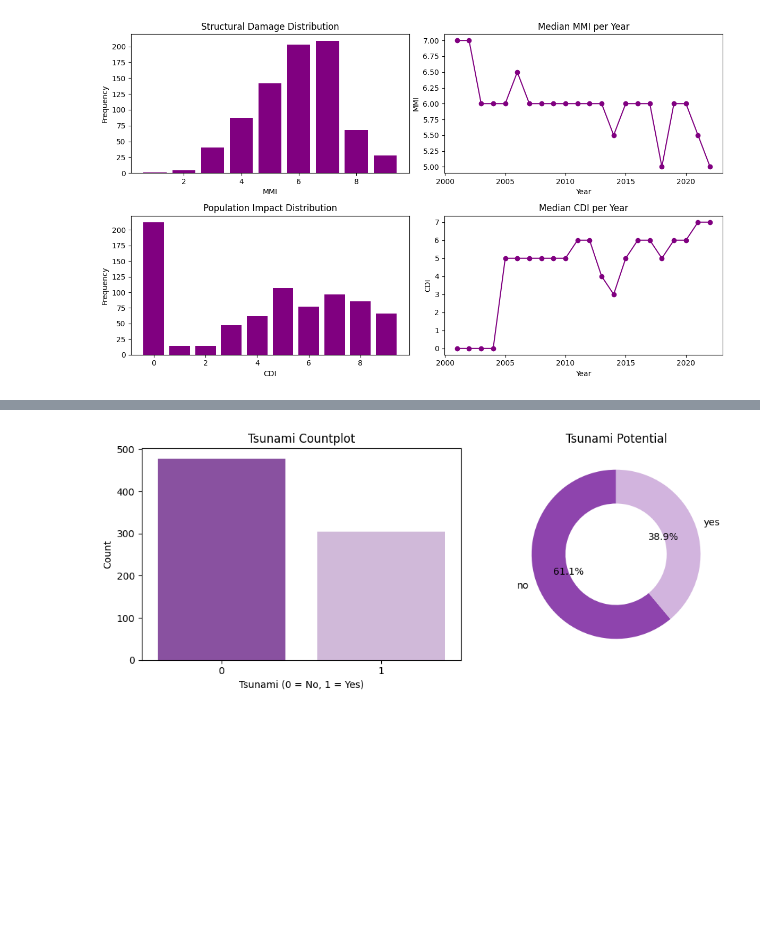
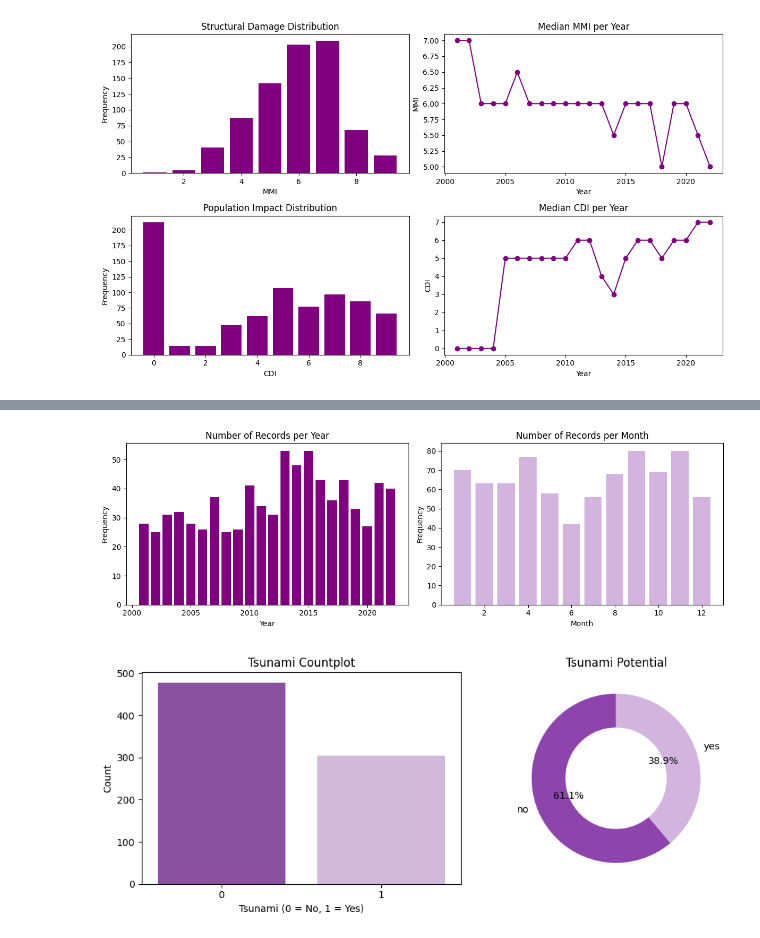
Before and after one commit to its-very-berry-dark/mini-data-science-labs, a Jupyter notebook: 00_EDA_on_datasets/A_earthquake_tsunami_risk_assessment/project_draft.ipynb, the cells around one changed output, grey strips where cells are left out. Saved outputs shown, nothing was run; the diff lists cells and outputs as text; code cells hidden in the pictures; blank space fills up the shorter version.

```diff
--- a/00_EDA_on_datasets/A_earthquake_tsunami_risk_assessment/project_draft.ipynb
+++ b/00_EDA_on_datasets/A_earthquake_tsunami_risk_assessment/project_draft.ipynb
@@ -282,3 +296,14 @@ plt.show()
+# %%
+fig, axes = plt.subplots(1, 2, figsize=(12,4))
+
+### YEAR AND MONTH COLUMN ###
+plot_bar(axes[0], 'Year', 'Number of Records per Year', 'Year')
+plot_bar(axes[1], 'Month', 'Number of Records per Month', 'Month', color='#D2B4DE')
+
+plt.tight_layout()
+plt.show()
+# %% [output]
+[figure, added]
 # %%
 fig, axes = plt.subplots(1, 2, figsize=(10,4))
 
```
Also changed, not shown: parts of 9 cells of this notebook.
